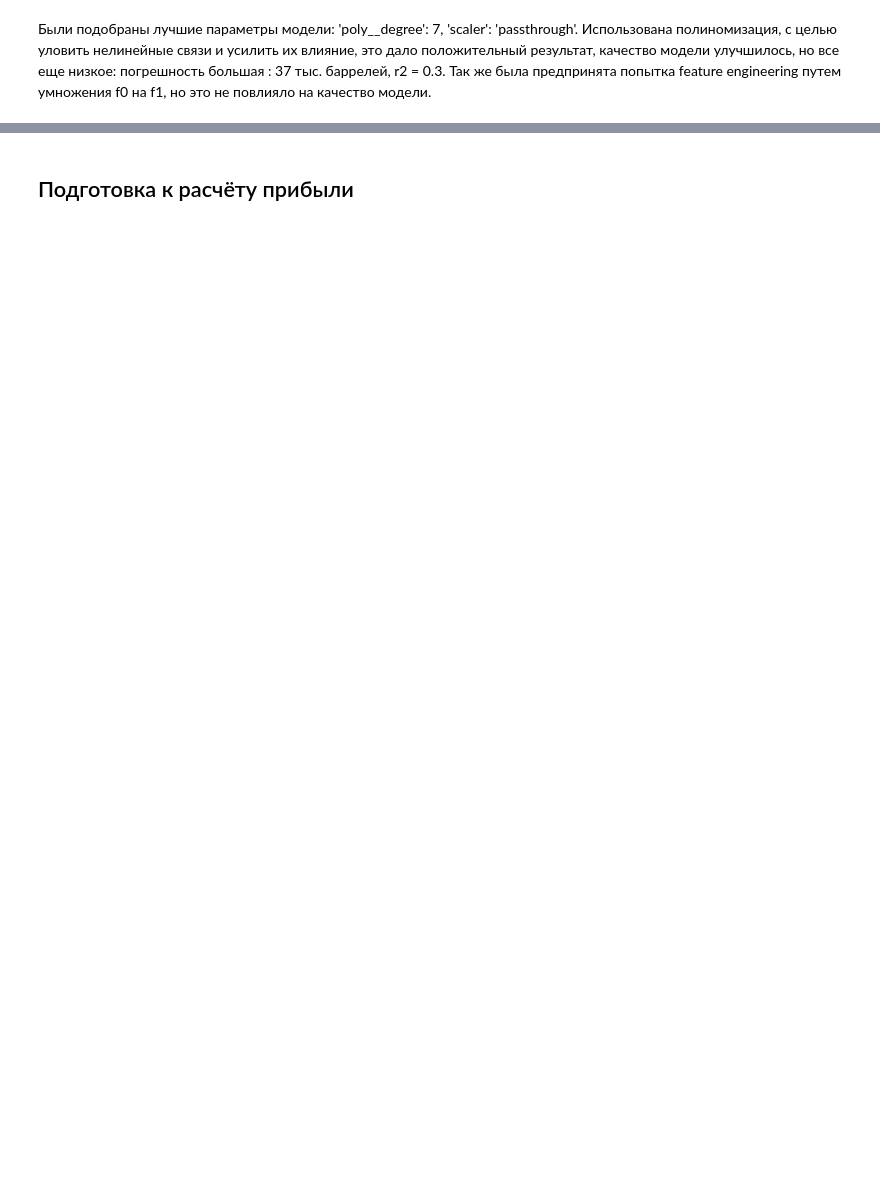
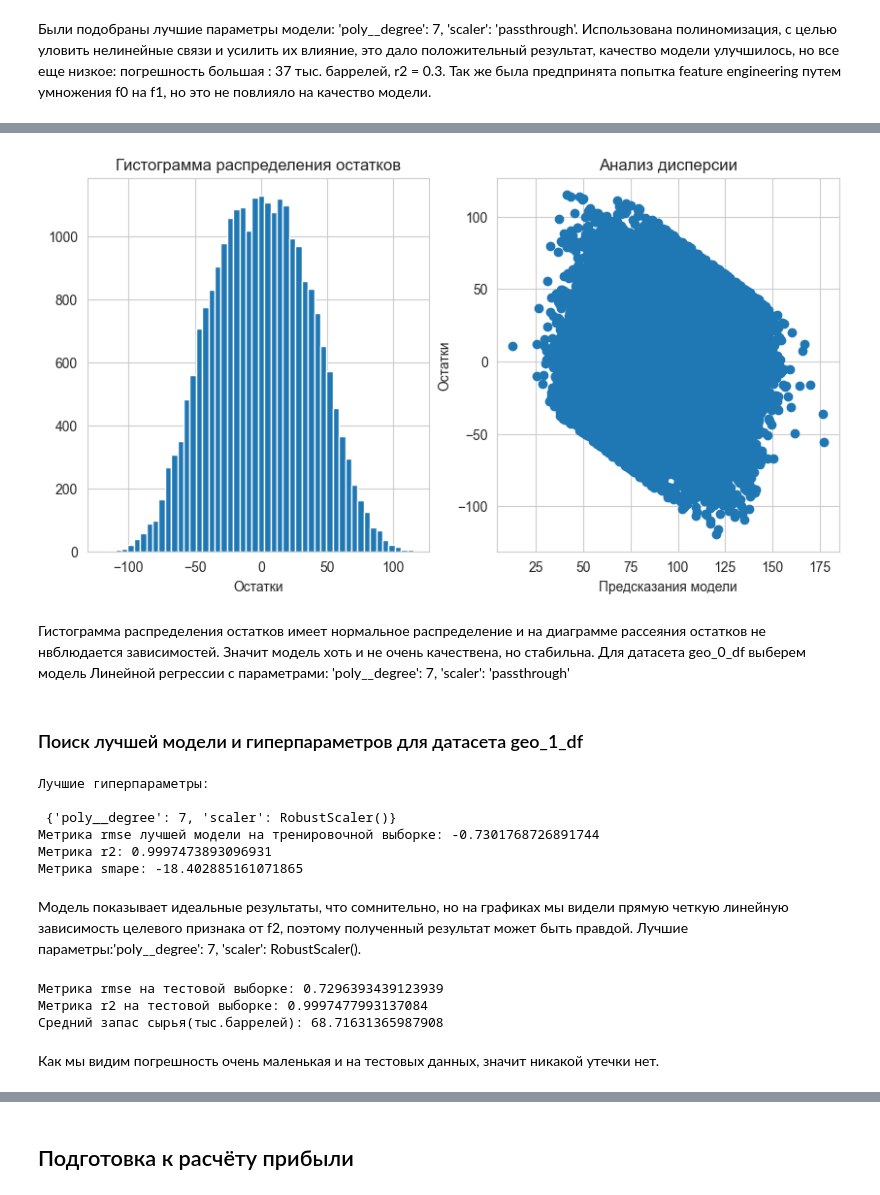
Before and after one commit to siobkoksenia/Product_analysis, a Jupyter notebook: select location for hole.ipynb, the cells around one changed output, grey strips where cells are left out. Saved outputs shown, nothing was run; the diff lists cells and outputs as text; code cells hidden in the pictures; blank space fills up the shorter version.

```diff
--- a/select location for hole.ipynb
+++ b/select location for hole.ipynb
@@ -296,9 +468,11 @@ print('Метрика r2:', cross_val_score(linear_pipeline_cv, X_train, y_train
 Были подобраны лучшие параметры модели: 'poly__degree': 7, 'scaler': 'passthrough'. Использована полиномизация, с целью уловить нелинейные связи и усилить их влияние, это дало положительный результат, качество модели улучшилось, но все еще низкое: погрешность большая : 37 тыс. баррелей, r2 = 0.3. Так же была предпринята попытка feature engineering путем умножения f0 на f1, но это не повлияло на качество модели.
 # %%
 # Посмотрим на качество предсказания на тестовой выборке
-y_pred=best_model.predict(X_test)
+y_pred_0=best_model.predict(X_test)
 
-print('Метрика rmse на тестовой выборке:', root_mean_squared_error(y_test, y_pred))
-print('Метрика r2 на тестовой выборке:',r2_score(y_test, y_pred))
-y_pred=pd.DataFrame(y_pred, index=y_test.index, columns=['job_satisfaction_rate'])
+print('Метрика rmse на тестовой выборке:', root_mean_squared_error(y_test, y_pred_0))
+print('Метрика r2 на тестовой выборке:',r2_score(y_test, y_pred_0))
+print('Средний запас сырья(тыс.баррелей):', y_pred_0.mean())
+y_pred_0=pd.DataFrame(y_pred_0, index=y_test.index, columns=['product'])
+y_test=pd.DataFrame(y_test, columns=['product'])
 # %% [output]
@@ -307,5 +484,4 @@ y_pred=pd.DataFrame(y_pred, index=y_test.index, columns=['job_satisfaction_rate'
 # %%
-# проведите анализ остатков
-# перед этим рассчитайте остатки
-residuals = y_test-y_pred
-residuals.shape
+# проведем анализ остатков
+residuals = y_test['product']-y_pred_0['product']
+residuals.head()
@@ -312,14 +496,20 @@ residuals.shape
 # %%
-
-# постройте графики по количественным признакам — гистограмму частотности
-# распределения и диаграмму рассеяния
+# Проанализируем остатки
+# построим гистрограмму распределения остатков и диаграмму расеяния остатков
 fig, axes = plt.subplots(nrows=1, ncols=2, figsize=(10,5))
 axes[0].hist(residuals, bins=50)
 axes[0].set_title('Гистограмма распределения остатков')
 axes[0].set_xlabel('Остатки')
 
-axes[1].scatter(x=y_pred,y=residuals)
+axes[1].scatter(x=y_pred_0,y=residuals)
 axes[1].set_xlabel('Предсказания модели')
 axes[1].set_ylabel('Остатки')
 axes[1].set_title('Анализ дисперсии')
 plt.show()
+# %% [output]
+[figure, added]
+# %% [markdown]
+Гистограмма распределения остатков имеет нормальное распределение и на диаграмме рассеяния остатков не нвблюдается зависимостей. Значит модель хоть и не очень качествена, но стабильна.
+Для датасета geo_0_df выберем модель Линейной регрессии с параметрами: 'poly__degree': 7, 'scaler': 'passthrough'
+# %% [markdown]
+### Поиск лучшей модели и гиперпараметров для датасета geo_1_df
@@ -325,0 +521,41 @@ plt.show()
+# %%
+# Подбор гиперпараметров для множественной линейной модели
+param_grid_linear = {
+    'poly__degree': [5,6,7],
+    'scaler': [StandardScaler(), MinMaxScaler(), RobustScaler(), Normalizer(), 'passthrough']
+                    }
+
+linear_pipeline_cv = GridSearchCV(pipe_final_linear, param_grid_linear, scoring=score_rmse, cv=5, n_jobs=-1)
+linear_pipeline_cv.fit(X_train, y_train)
+
+best_model=linear_pipeline_cv.best_estimator_
+best_params=linear_pipeline_cv.best_params_
+
+print('Лучшие гиперпараметры:\n\n', best_params)
+print ('Метрика rmse лучшей модели на тренировочной выборке:', linear_pipeline_cv.best_score_)
+print('Метрика r2:', cross_val_score(linear_pipeline_cv, X_train, y_train, cv=5, scoring=score_r2).mean() )
+print('Метрика smape:', cross_val_score(linear_pipeline_cv, X_train, y_train, cv=5, scoring=score_smape).mean() )
+# %% [output]
+Лучшие гиперпараметры:
+
+ {'poly__degree': 7, 'scaler': RobustScaler()}
+Метрика rmse лучшей модели на тренировочной выборке: -0.7301768726891744
+Метрика r2: 0.9997473893096931
+Метрика smape: -18.402885161071865
+# %% [markdown]
+Модель показывает идеальные результаты, что сомнительно, но на графиках мы видели прямую четкую линейную зависимость целевого признака от f2, поэтому полученный результат может быть правдой. Лучшие параметры:'poly__degree': 7, 'scaler': RobustScaler().
+# %%
+# Посмотрим на качество предсказания на тестовой выборке
+y_pred_1=best_model.predict(X_test)
+
+print('Метрика rmse на тестовой выборке:', root_mean_squared_error(y_test, y_pred_1))
+print('Метрика r2 на тестовой выборке:',r2_score(y_test, y_pred_1))
+print('Средний запас сырья(тыс.баррелей):', y_pred_1.mean())
+y_pred_1=pd.DataFrame(y_pred_1, index=y_test.index, columns=['product'])
+y_test=pd.DataFrame(y_test, columns=['product'])
+# %% [output]
+Метрика rmse на тестовой выборке: 0.7296393439123939
+Метрика r2 на тестовой выборке: 0.9997477993137084
+Средний запас сырья(тыс.баррелей): 68.71631365987908
+# %% [markdown]
+Как мы видим погрешность очень маленькая и на тестовых данных, значит никакой утечки нет.
```
Also changed, not shown: parts of 77 cells of this notebook.
